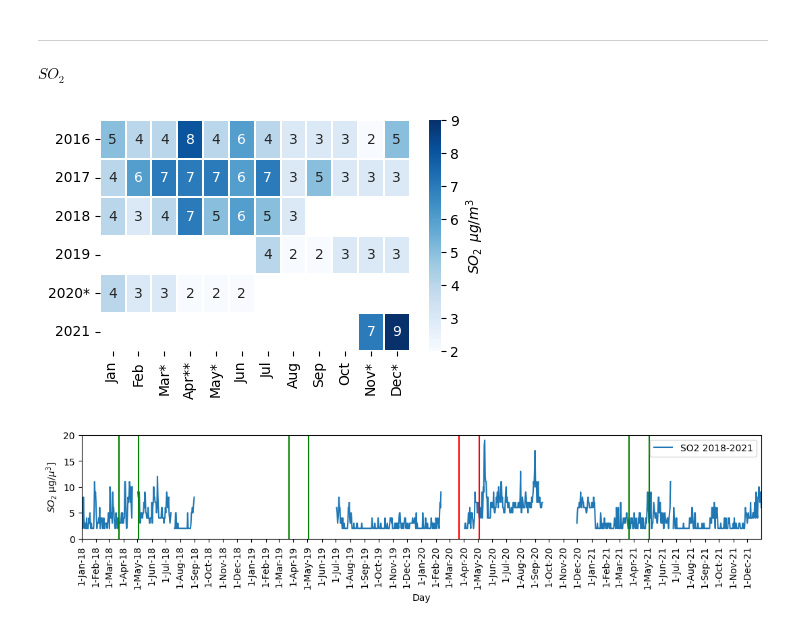
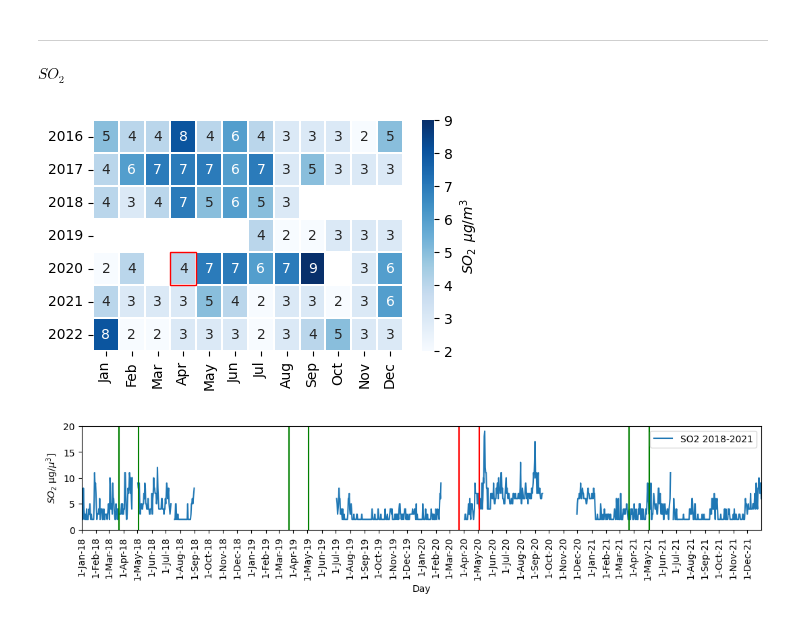
Before and after one commit to costpetrides/Air-pollution-COVID-19-impact, a Jupyter notebook: Yearly/ARI.ipynb, the cells around one changed output. Cells and saved outputs as stored; diff of their text form; code cells hidden in the pictures.

```diff
--- a/Yearly/ARI.ipynb
+++ b/Yearly/ARI.ipynb
@@ -39,31 +39,43 @@ print(df)
 # %%
 import numpy as np
 import seaborn as sn
 import matplotlib.pyplot as plt
 import pandas as pd
 
 
 array = [[ 5, 4, 4, 8, 4, 6, 4, 3, 3, 3, 2, 5],
          [ 4, 6, 7, 7, 7, 6, 7, 3, 5, 3, 3, 3],
          [ 4, 3, 4, 7, 5, 6, 5, 3, None, None, None, None ],    # G: years and S: months
          [ None, None, None, None, None, None,  4, 2, 2, 3, 3, 3],
-         [    4,    3,    3,    2,    2,    2, None, None, None, None, None, None],
-         [ None, None, None, None, None, None, None, None, None, None,    7,    9]]
+         [ 2, 4, None, 4, 7, 7, 6, 7, 9, None, 3, 6],
+         [ 4, 3, 3, 3, 5, 4, 2, 3, 3, 2, 3, 6],
+         [ 8, 2, 2, 3, 3, 3, 2, 3, 4, 5, 3, 3]]
 
-month=['Jan', 'Feb', 'Mar*', 'Apr**', 'May*', 'Jun', 'Jul', 'Aug', 'Sep', 'Oct', 'Nov*', 'Dec*']
-year=['2016','2017','2018','2019','2020*','2021']
+month=['Jan', 'Feb', 'Mar', 'Apr', 'May', 'Jun', 'Jul', 'Aug', 'Sep', 'Oct', 'Nov', 'Dec']
+year=['2016','2017','2018','2019','2020','2021','2022']
 
 df_cm = pd.DataFrame(array, index = year,
                      columns = month)
 
 plt.figure(figsize = (5,3))
 
 sn.heatmap(df_cm, annot=True, linewidth=0.01, cbar_kws={'label': '$SO_{2} \:\: μg/m^{3}$'}, cmap='Blues',fmt='g')
 
+# Highlighting the cell 'April 2020'
+target_year = '2020'
+target_month = 'Apr'
+
+# Find the index positions of the target year and month
+target_year_index = df_cm.index.get_loc(target_year)
+target_month_index = df_cm.columns.get_loc(target_month)
+
+# Add a red border to the target cell
+plt.gca().add_patch(patches.Rectangle((target_month_index, target_year_index), 1, 1, fill=False, edgecolor='red', lw=1))
+
 plt.savefig('heatmap.png')
 plt.savefig('heatmap.pdf')
 # %% [output]
-[figure, old version]
+[figure, new version]
 # %%
 plt.figure(figsize=(13,2))
 
```
Also changed, not shown: parts of 1 cell of this notebook.
